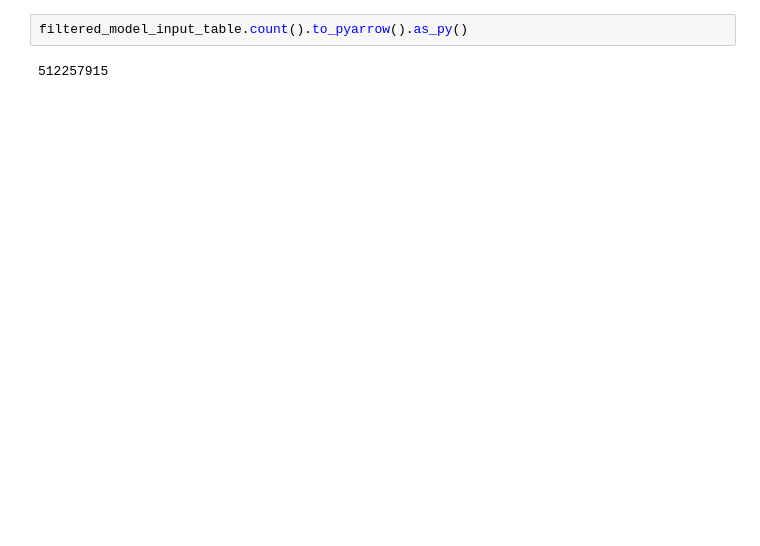
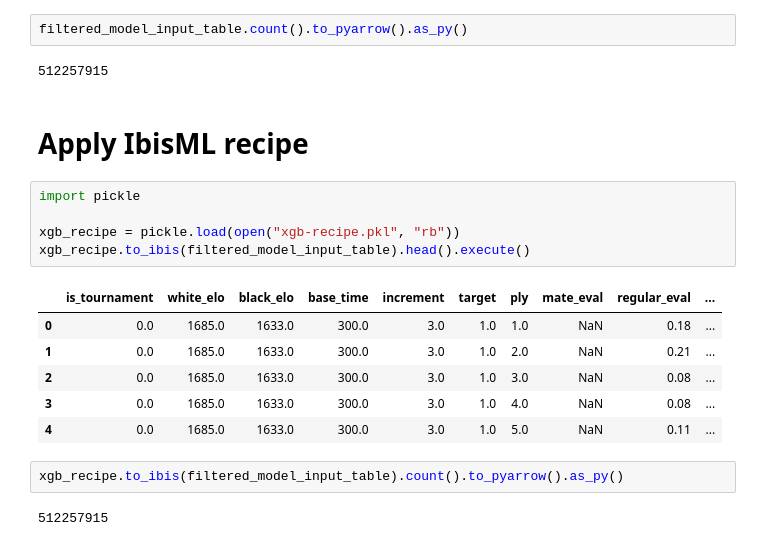
Before and after one commit to deepyaman/lichess-live-win-probability-tutorial, a Jupyter notebook: demos/Scaling feature engineering and preprocessing.ipynb, the cells around one changed output. Saved outputs shown, nothing was run; the diff lists cells and outputs as text; blank space fills up the shorter version.

```diff
--- a/demos/Scaling feature engineering.ipynb
+++ b/demos/Scaling feature engineering and preprocessing.ipynb
@@ -324,3 +324,21 @@ filtered_model_input_table.head().execute()
 filtered_model_input_table.count().to_pyarrow().as_py()
 # %% [output]
 512257915
+# %% [markdown]
+# Apply IbisML recipe
+# %%
+import pickle
+
+xgb_recipe = pickle.load(open("xgb-recipe.pkl", "rb"))
+xgb_recipe.to_ibis(filtered_model_input_table).head().execute()
+# %% [output]
+|  | is_tournament | white_elo | black_elo | base_time | increment | target | ply | mate_eval | regular_eval | ... |
+| 0 | 0.0 | 1685.0 | 1633.0 | 300.0 | 3.0 | 1.0 | 1.0 | NaN | 0.18 | ... |
+| 1 | 0.0 | 1685.0 | 1633.0 | 300.0 | 3.0 | 1.0 | 2.0 | NaN | 0.21 | ... |
+| 2 | 0.0 | 1685.0 | 1633.0 | 300.0 | 3.0 | 1.0 | 3.0 | NaN | 0.08 | ... |
+| 3 | 0.0 | 1685.0 | 1633.0 | 300.0 | 3.0 | 1.0 | 4.0 | NaN | 0.08 | ... |
+| 4 | 0.0 | 1685.0 | 1633.0 | 300.0 | 3.0 | 1.0 | 5.0 | NaN | 0.11 | ... |
+# %%
+xgb_recipe.to_ibis(filtered_model_input_table).count().to_pyarrow().as_py()
+# %% [output]
+512257915
```
Also changed, not shown: parts of 2 cells of this notebook, 1 other file.
